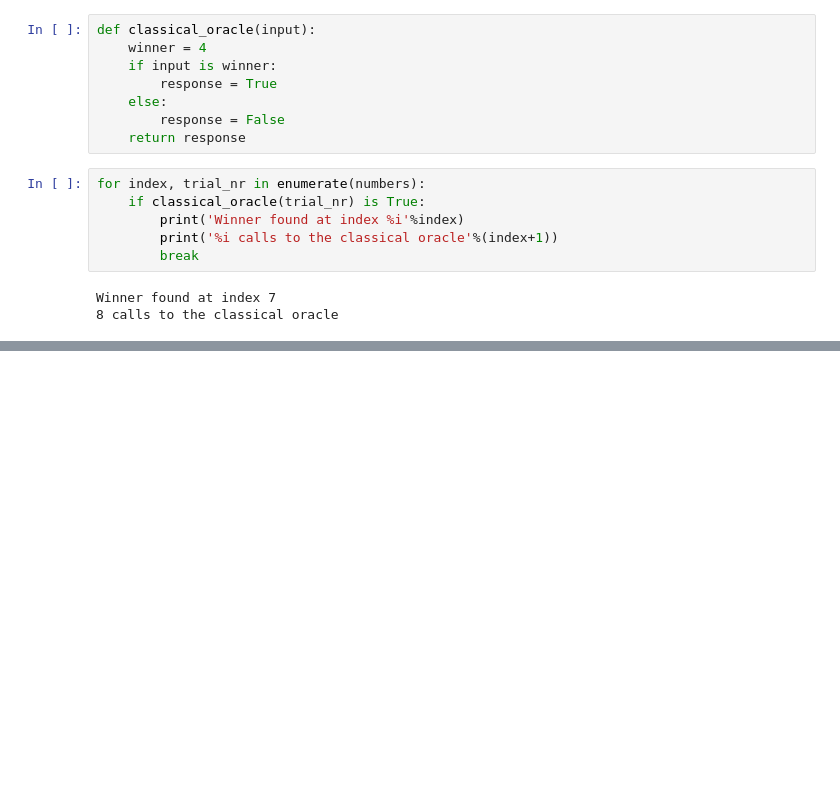
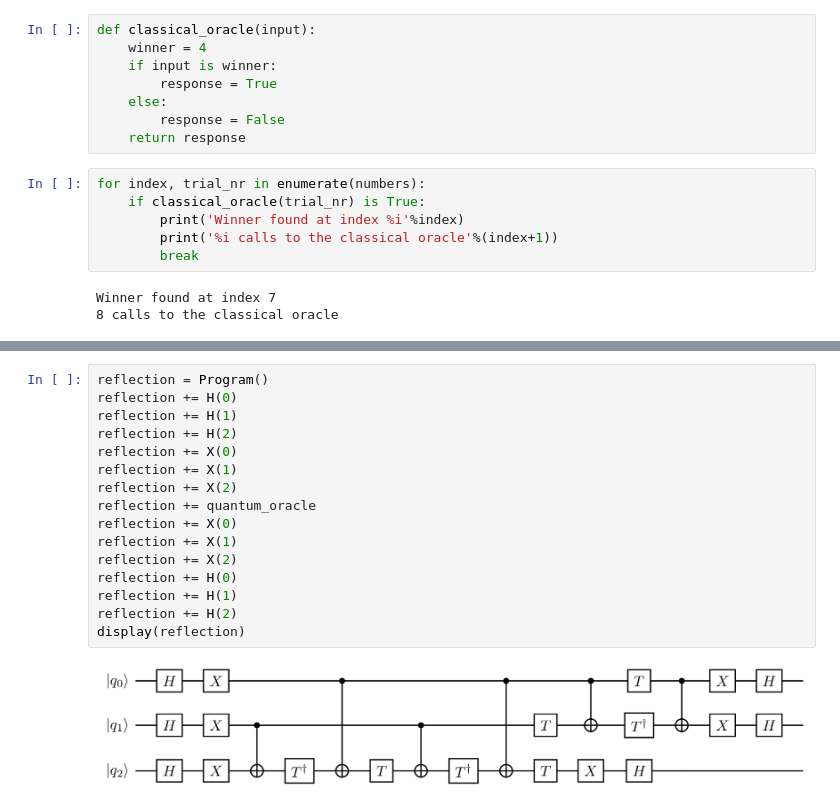
Before and after one commit to nvoitek/QC, a Jupyter notebook: Grovers/grovers-algorithm.ipynb, the cells around one changed output, grey strips where cells are left out. Cells and saved outputs as stored; diff of their text form; blank space fills up the shorter version.

```diff
--- a/Grovers/grovers-algorithm.ipynb
+++ b/Grovers/grovers-algorithm.ipynb
@@ -31,0 +70,18 @@ UnicodeDecodeError: 'utf-8' codec can't decode byte 0xbf in position 482: invali
+# %%
+reflection = Program()
+reflection += H(0)
+reflection += H(1)
+reflection += H(2)
+reflection += X(0)
+reflection += X(1)
+reflection += X(2)
+reflection += quantum_oracle
+reflection += X(0)
+reflection += X(1)
+reflection += X(2)
+reflection += H(0)
+reflection += H(1)
+reflection += H(2)
+display(reflection)
+# %% [output]
+[figure, added]
```
Also changed, not shown: parts of 7 cells of this notebook, 2 other files.
